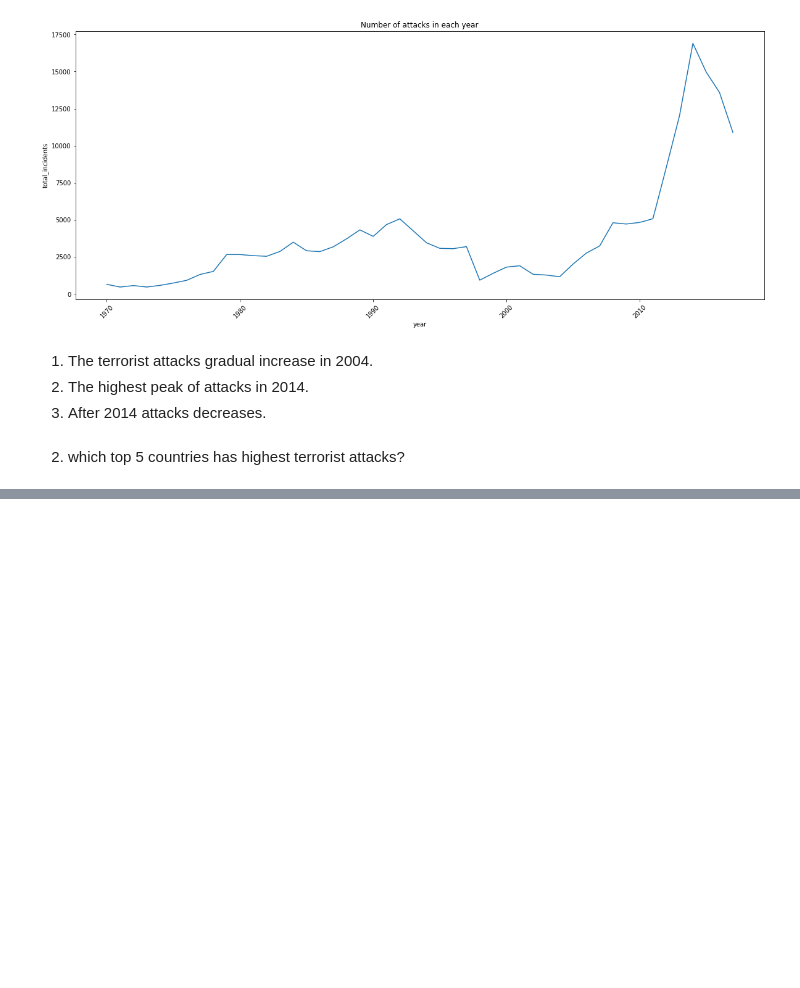
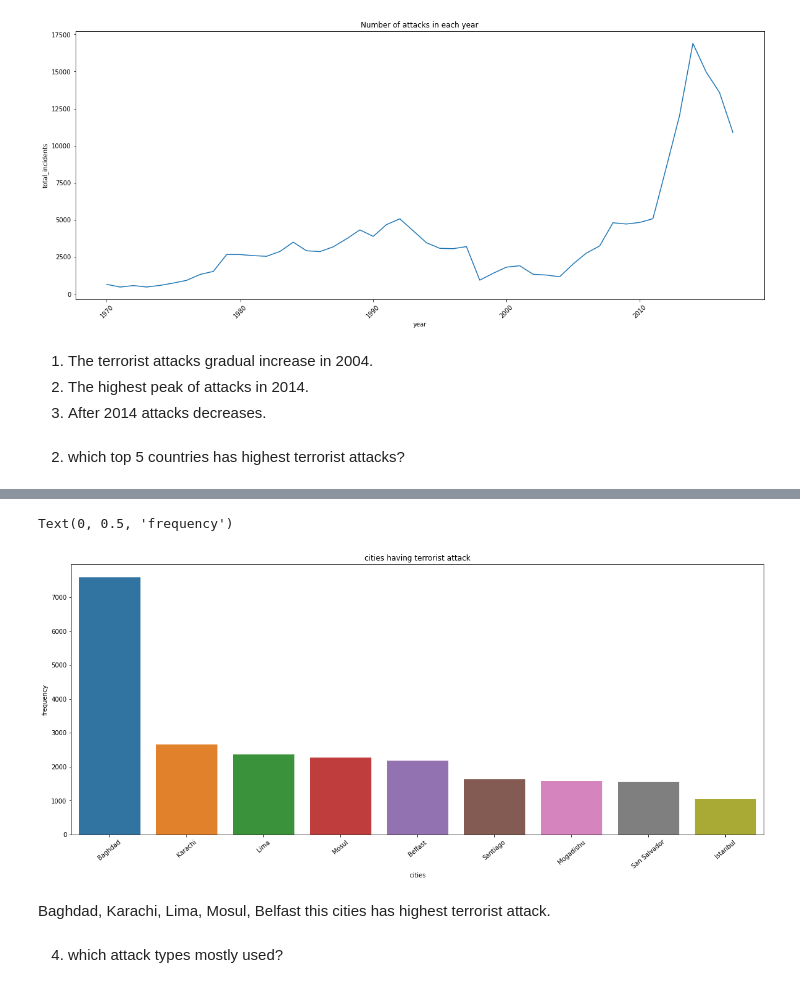
Before and after one commit to VrushankAmare/Global-Terrorist-Data-EDA, a Jupyter notebook: Global_Terrorism_Analysis_Capstone_Project.ipynb, the cells around one changed output, grey strips where cells are left out. Drawn from its saved outputs; the diff is of its cells as text; code cells hidden in the pictures; blank space fills up the shorter version.

```diff
--- a/Global_Terrorism_Analysis_Capstone_Project.ipynb
+++ b/Global_Terrorism_Analysis_Capstone_Project.ipynb
@@ -291,0 +314,14 @@ Object `attacks` not found.
+# %%
+plt.figure(figsize=(20,8))
+plt.xticks(rotation= 40)
+sns.barplot(df['City'].value_counts()[1:10].index, df['City'].value_counts()[1:10].values)
+plt.title('cities having terrorist attack')
+plt.xlabel('cities')
+plt.ylabel('frequency')
+# %% [output]
+Text(0, 0.5, 'frequency')
+[figure, added]
+# %% [markdown]
+Baghdad, Karachi, Lima, Mosul, Belfast this cities has highest terrorist attack.
+# %% [markdown]
+4) which attack types mostly used?
```
Also changed, not shown: parts of 44 cells of this notebook.
